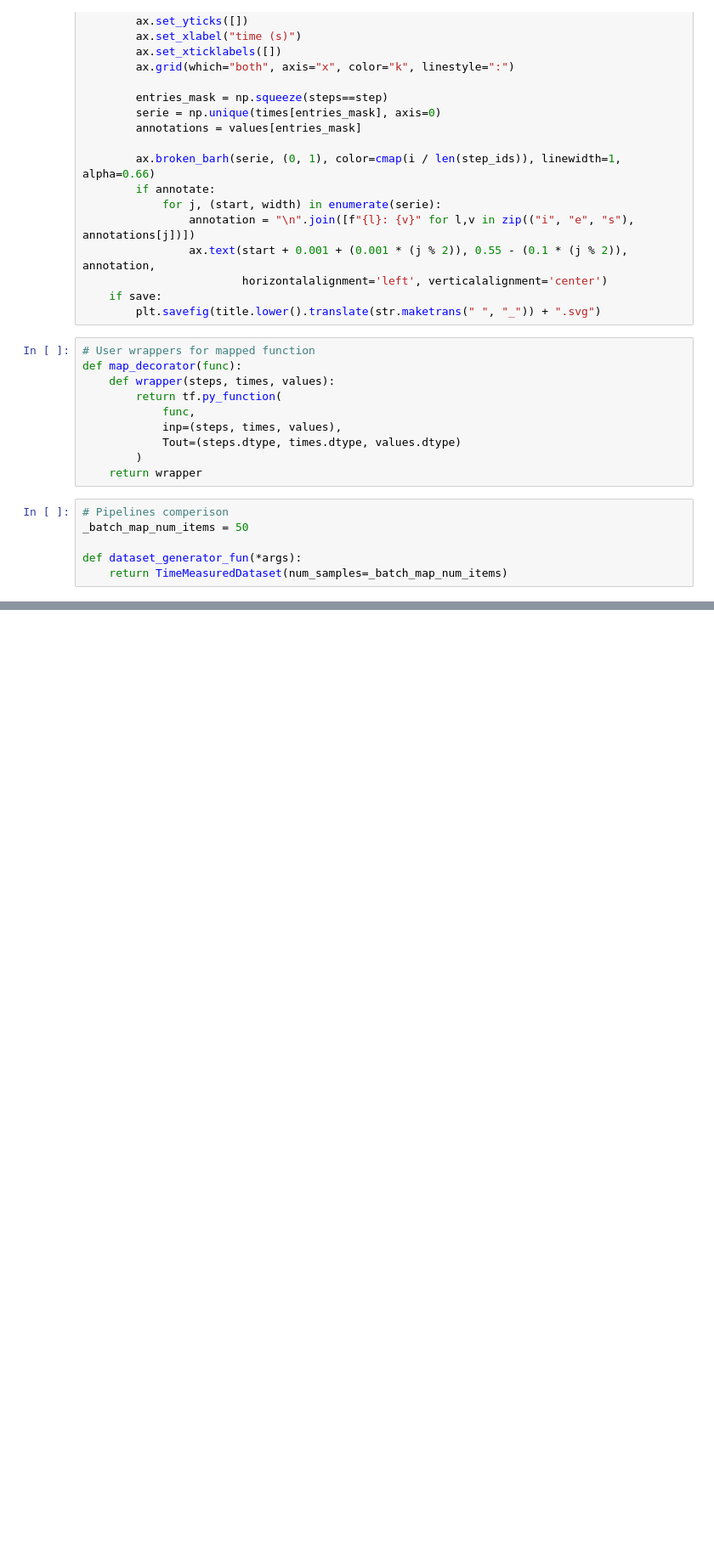
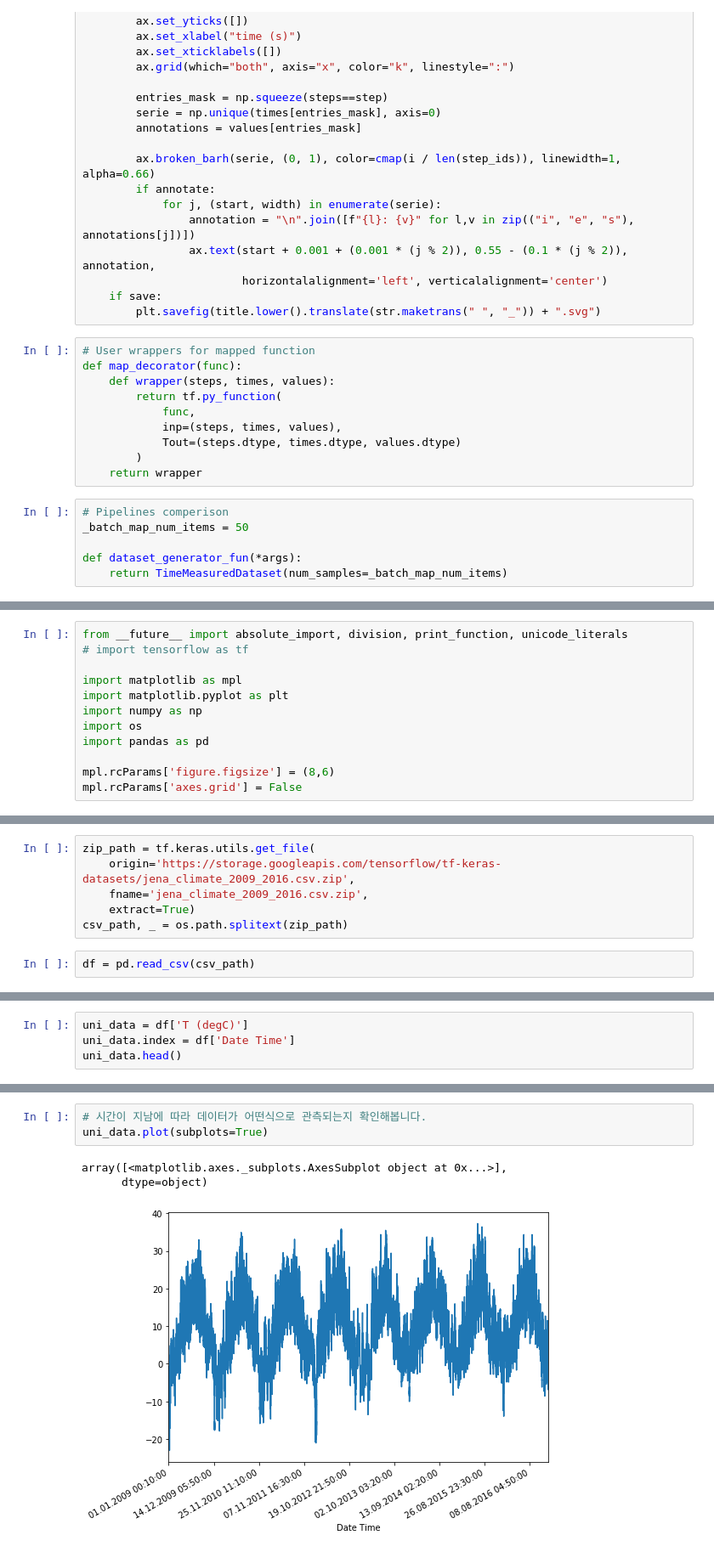
Before and after one commit to Ilevk/TIL, a Jupyter notebook: Python/ML/Studypie_TF2.0/Week 3/Day_5.ipynb, the cells around one changed output, grey strips where cells are left out. Shown at 85% size. Drawn from its saved outputs; the diff is of its cells as text; blank space fills up the shorter version.

```diff
--- a/Python/ML/Studypie_TF2.0/Week 3/Day_5.ipynb
+++ b/Python/ML/Studypie_TF2.0/Week 3/Day_5.ipynb
@@ -491,0 +505,12 @@ draw_timeline(optimized_timeline, 'Optimized', 15)
+# %%
+from __future__ import absolute_import, division, print_function, unicode_literals
+# import tensorflow as tf
+
+import matplotlib as mpl
+import matplotlib.pyplot as plt
+import numpy as np
+import os
+import pandas as pd
+
+mpl.rcParams['figure.figsize'] = (8,6)
+mpl.rcParams['axes.grid'] = False
@@ -491,0 +523,8 @@ draw_timeline(optimized_timeline, 'Optimized', 15)
+# %%
+zip_path = tf.keras.utils.get_file(
+    origin='https://storage.googleapis.com/tensorflow/tf-keras-datasets/jena_climate_2009_2016.csv.zip',
+    fname='jena_climate_2009_2016.csv.zip',
+    extract=True)
+csv_path, _ = os.path.splitext(zip_path)
+# %%
+df = pd.read_csv(csv_path)
@@ -491,0 +570,4 @@ draw_timeline(optimized_timeline, 'Optimized', 15)
+# %%
+uni_data = df['T (degC)']
+uni_data.index = df['Date Time']
+uni_data.head()
@@ -491,0 +582,7 @@ draw_timeline(optimized_timeline, 'Optimized', 15)
+# %%
+# 시간이 지남에 따라 데이터가 어떤식으로 관측되는지 확인해봅니다.
+uni_data.plot(subplots=True)
+# %% [output]
+array([<matplotlib.axes._subplots.AxesSubplot object at 0x...>],
+      dtype=object)
+[figure, added]
```
Also changed, not shown: parts of 77 cells of this notebook.
